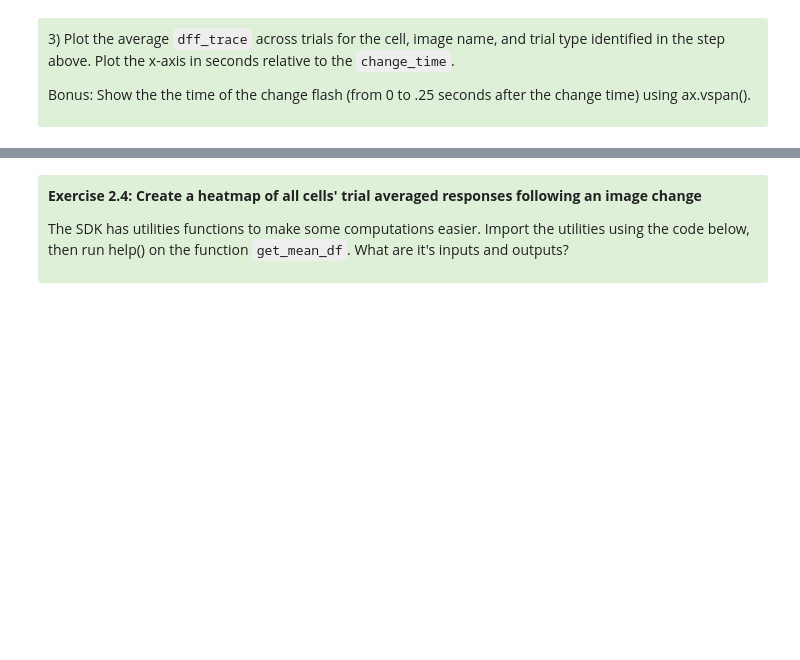
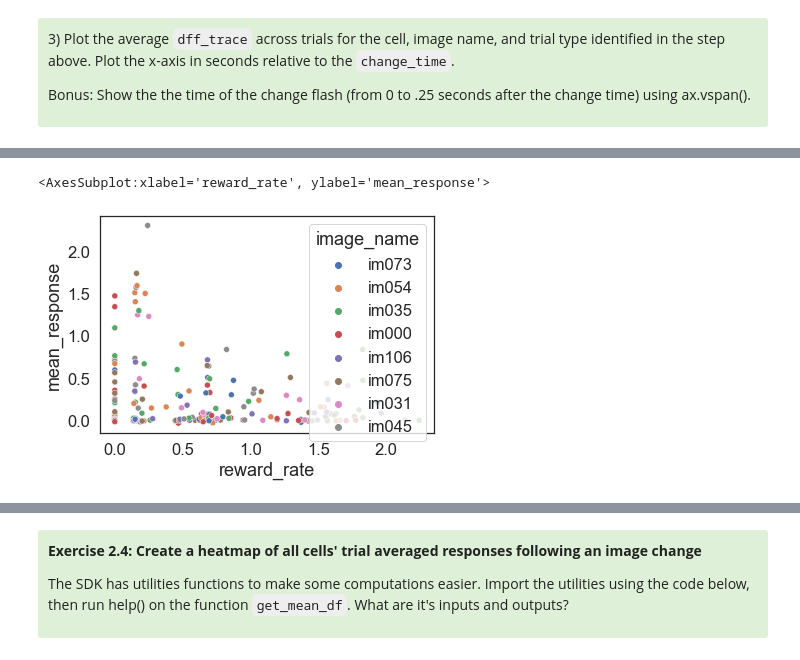
Before and after one commit to AllenInstitute/swdb_2021, a Jupyter notebook: DynamicBrain/solutions/VisualBehavior_Exercises_Solutions.ipynb, the cells around one changed output, grey strips where cells are left out. Drawn from its saved outputs; the diff is of its cells as text; code cells hidden in the pictures; blank space fills up the shorter version.

```diff
--- a/DynamicBrain/solutions/VisualBehavior_Exercises_Solutions.ipynb
+++ b/DynamicBrain/solutions/VisualBehavior_Exercises_Solutions.ipynb
@@ -805,0 +769,4 @@ plt.xlabel('time relative to change (sec)');
+# %%
+experiment_id = selected_experiments.index.values[0]
+ophys_experiment = cache.get_behavior_ophys_experiment(experiment_id)
+stimulus_response_df = ophys.get_stimulus_response_df(ophys_experiment)
@@ -805,0 +809,20 @@ plt.xlabel('time relative to change (sec)');
+# %%
+trials_df = ophys_experiment.trials.copy()
+stimulus_presentations_df = ophys_experiment.stimulus_presentations.copy()
+
+stimulus_presentations_df = add_reward_rate_to_stimulus_presentations_df(trials_df, stimulus_presentations_df)
+# %%
+stimulus_response_df = stimulus_response_df.join(stimulus_presentations_df,
+                                                on='stimulus_presentations_id')
+# %%
+
+
+stim_reward_df = stimulus_response_df[(stimulus_response_df['cell_specimen_id']==cell_specimen_id) &
+                                 (stimulus_response_df['is_change']==True)]
+sns.scatterplot(data = stim_reward_df,
+                x = 'reward_rate',
+                y = 'mean_response',
+                hue = 'image_name')
+# %% [output]
+<AxesSubplot:xlabel='reward_rate', ylabel='mean_response'>
+[figure, added]
```
Also changed, not shown: parts of 15 cells of this notebook.
